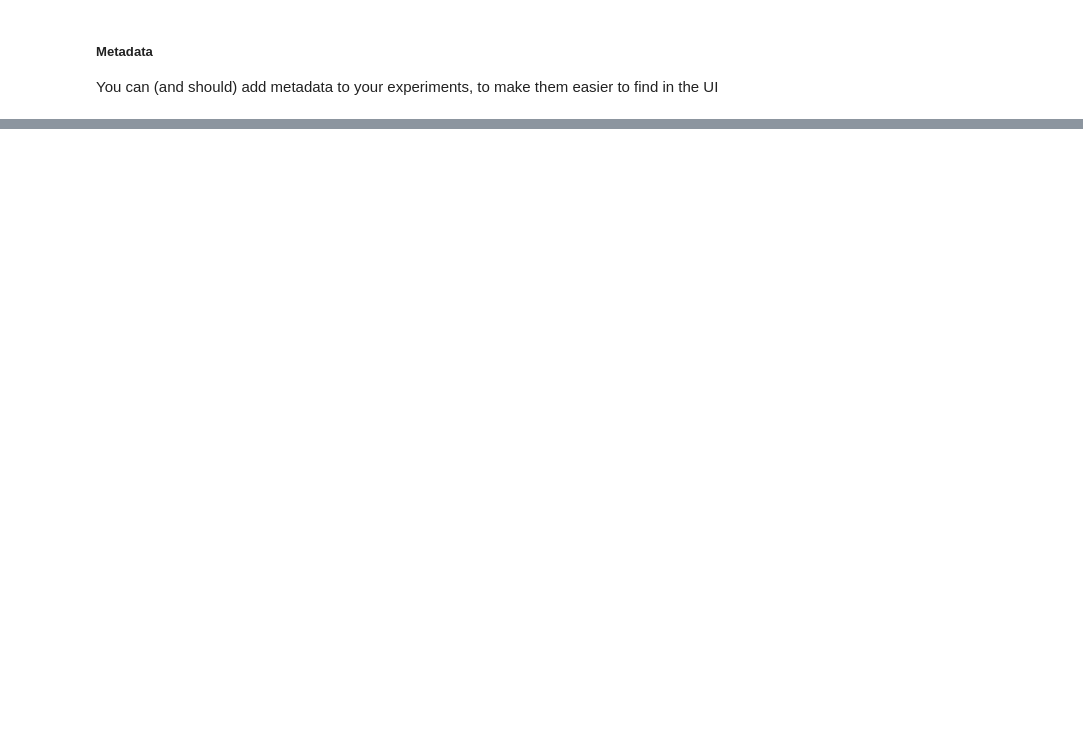
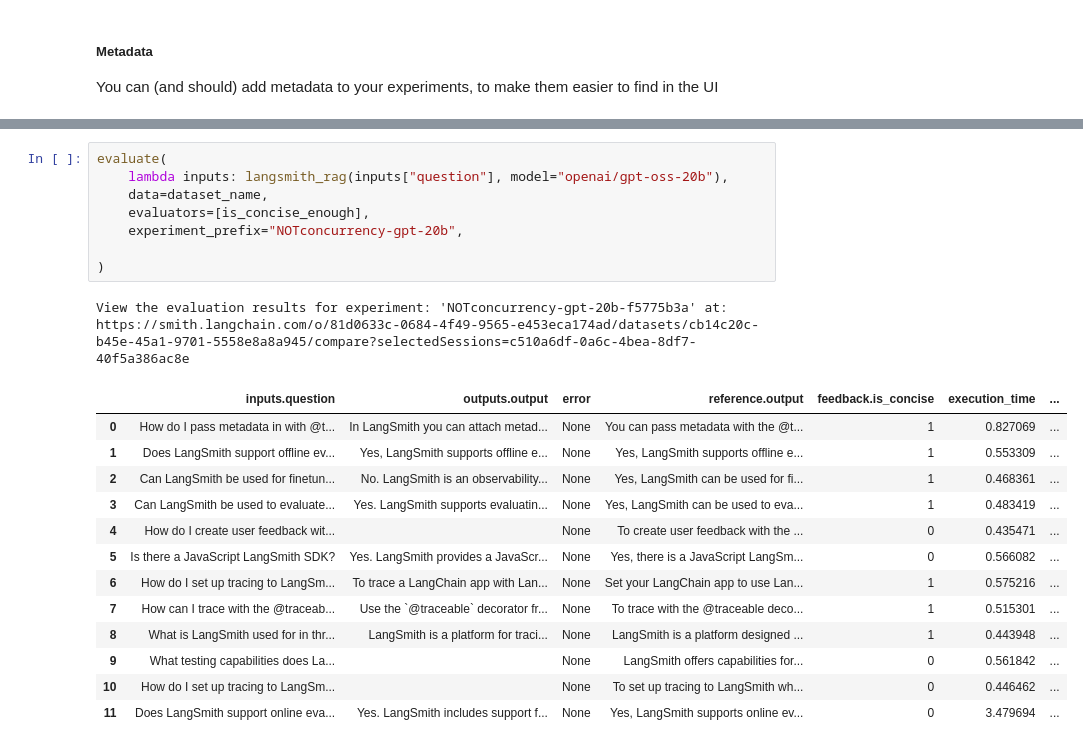
Before and after one commit to bruno-reichert/LangChain-Academy, a Jupyter notebook: 4 - Introduction to Agent Observability & Evaluations/Module 2/3experiments.ipynb, the cells around one changed output, grey strips where cells are left out. Drawn from its saved outputs; the diff is of its cells as text; blank space fills up the shorter version.

```diff
--- a/4 - Introduction to Agent Observability & Evaluations/Module 2/3experiments.ipynb
+++ b/4 - Introduction to Agent Observability & Evaluations/Module 2/3experiments.ipynb
@@ -328,0 +357,24 @@ https://smith.langchain.com/o/81d0633c-0684-4f49-9565-e453eca174ad/datasets/cb14
+# %%
+evaluate(
+    lambda inputs: langsmith_rag(inputs["question"], model="openai/gpt-oss-20b"),
+    data=dataset_name,
+    evaluators=[is_concise_enough],
+    experiment_prefix="NOTconcurrency-gpt-20b",
+
+)
+# %% [output]
+View the evaluation results for experiment: 'NOTconcurrency-gpt-20b-f5775b3a' at:
+https://smith.langchain.com/o/81d0633c-0684-4f49-9565-e453eca174ad/datasets/cb14c20c-b45e-45a1-9701-5558e8a8a945/compare?selectedSessions=c510a6df-0a6c-4bea-8df7-40f5a386ac8e
+|  | inputs.question | outputs.output | error | reference.output | feedback.is_concise | execution_time | ... |
+| 0 | How do I pass metadata in with @t... | In LangSmith you can attach metad... | None | You can pass metadata with the @t... | 1 | 0.827069 | ... |
+| 1 | Does LangSmith support offline ev... | Yes, LangSmith supports offline e... | None | Yes, LangSmith supports offline e... | 1 | 0.553309 | ... |
+| 2 | Can LangSmith be used for finetun... | No. LangSmith is an observability... | None | Yes, LangSmith can be used for fi... | 1 | 0.468361 | ... |
+| 3 | Can LangSmith be used to evaluate... | Yes. LangSmith supports evaluatin... | None | Yes, LangSmith can be used to eva... | 1 | 0.483419 | ... |
+| 4 | How do I create user feedback wit... |  | None | To create user feedback with the ... | 0 | 0.435471 | ... |
+| 5 | Is there a JavaScript LangSmith SDK? | Yes. LangSmith provides a JavaScr... | None | Yes, there is a JavaScript LangSm... | 0 | 0.566082 | ... |
+| 6 | How do I set up tracing to LangSm... | To trace a LangChain app with Lan... | None | Set your LangChain app to use Lan... | 1 | 0.575216 | ... |
+| 7 | How can I trace with the @traceab... | Use the `@traceable` decorator fr... | None | To trace with the @traceable deco... | 1 | 0.515301 | ... |
+| 8 | What is LangSmith used for in thr... | LangSmith is a platform for traci... | None | LangSmith is a platform designed ... | 1 | 0.443948 | ... |
+| 9 | What testing capabilities does La... |  | None | LangSmith offers capabilities for... | 0 | 0.561842 | ... |
+| 10 | How do I set up tracing to LangSm... |  | None | To set up tracing to LangSmith wh... | 0 | 0.446462 | ... |
+| 11 | Does LangSmith support online eva... | Yes. LangSmith includes support f... | None | Yes, LangSmith supports online ev... | 0 | 3.479694 | ... |
```
Also changed, not shown: parts of 3 cells of this notebook.
